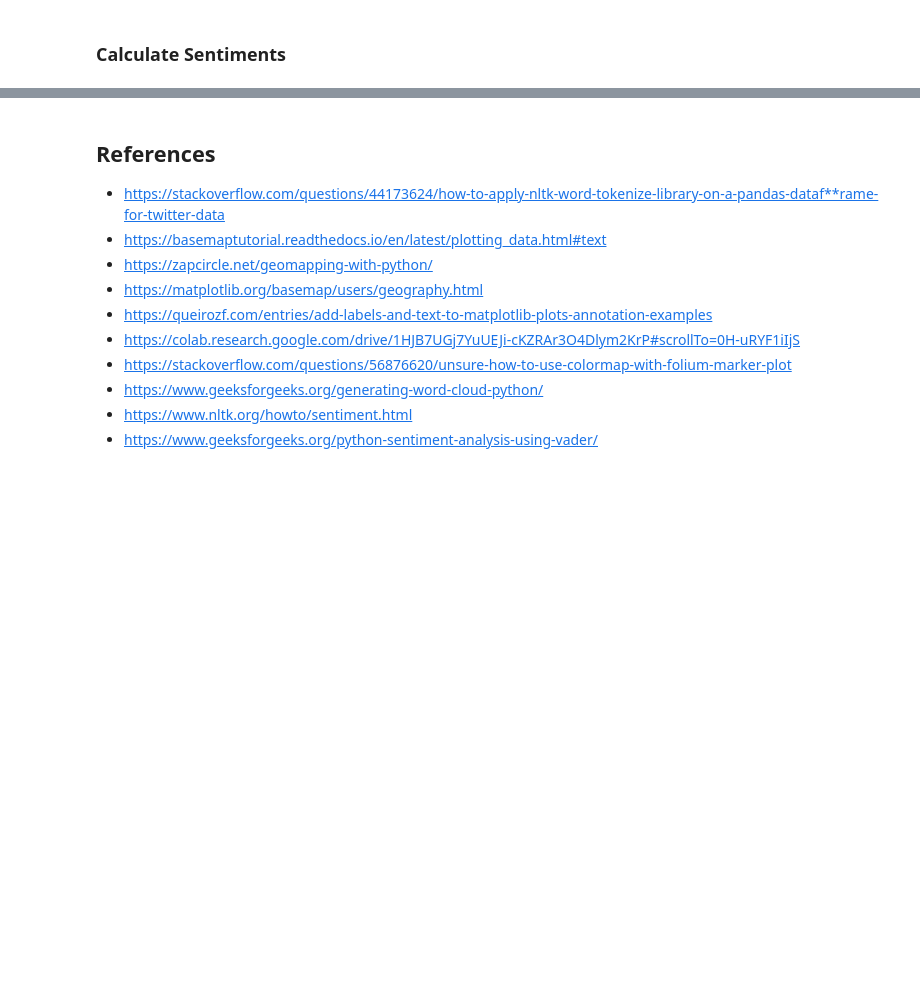
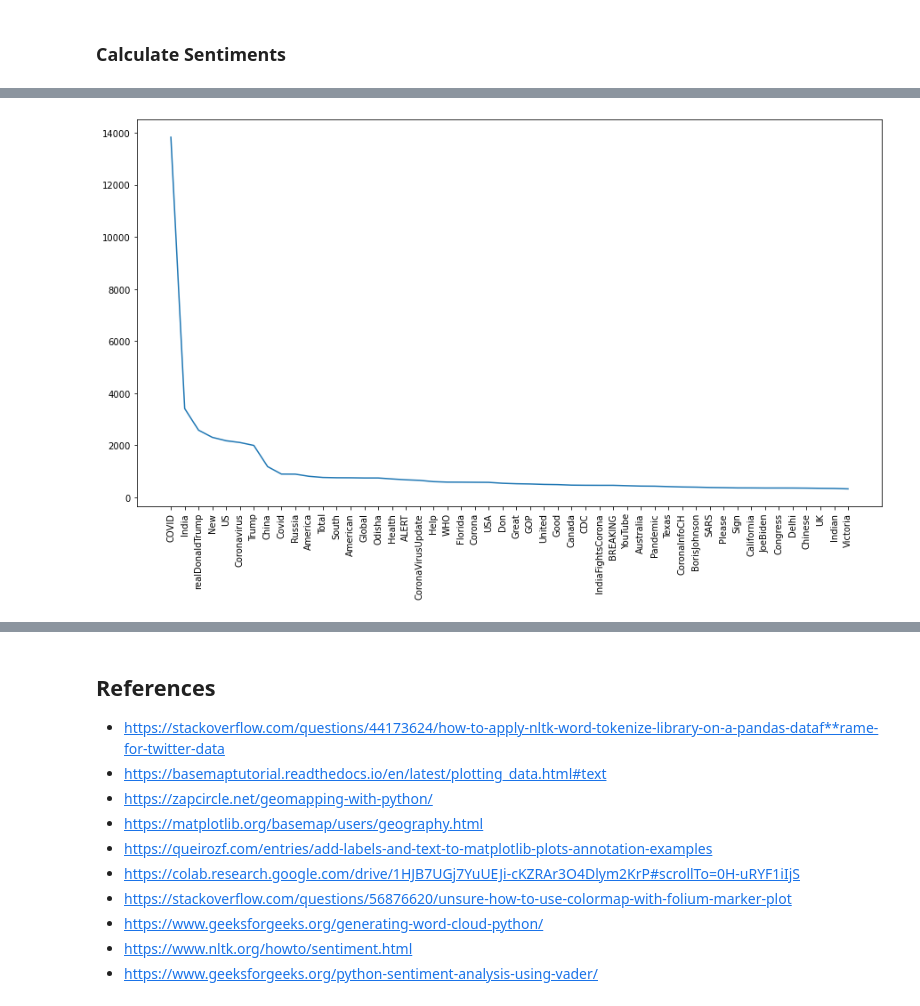
Before and after one commit to ArushiC/COVID-19-Tweets-Analysis, a Jupyter notebook: covid19-tweets.ipynb, the cells around one changed output, grey strips where cells are left out. Cells and saved outputs as stored; diff of their text form; code cells hidden in the pictures; blank space fills up the shorter version.

```diff
--- a/covid19-tweets.ipynb
+++ b/covid19-tweets.ipynb
@@ -467,3 +464,13 @@ plt.show()
+# %%
+# Plot the most frequent entities to show the frequency trend line
+x, y = zip(*top50_entities) # unpack a list of pairs into two tuples
+
+plt.figure(figsize=[15,8])
+plt.plot(x, y)
+plt.xticks(rotation=90)
+plt.show()
+# %% [output]
+[figure, added]
 # %%
 # check size of notebook
 !ls -lh
```
Also changed, not shown: parts of 34 cells of this notebook.
